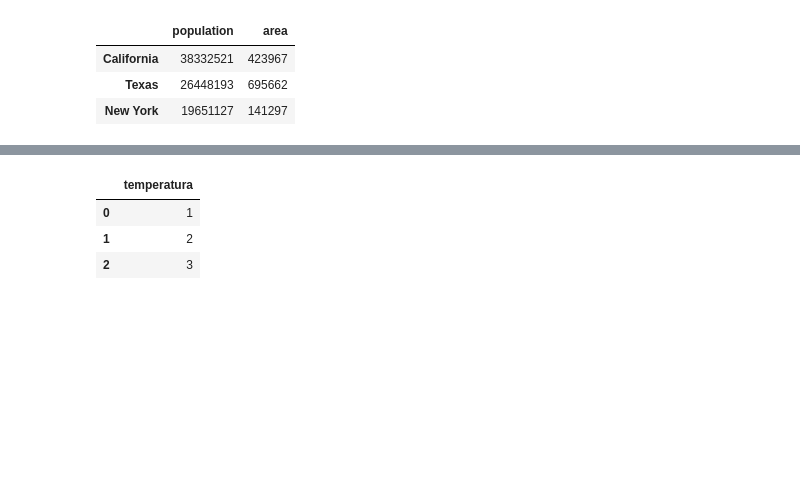
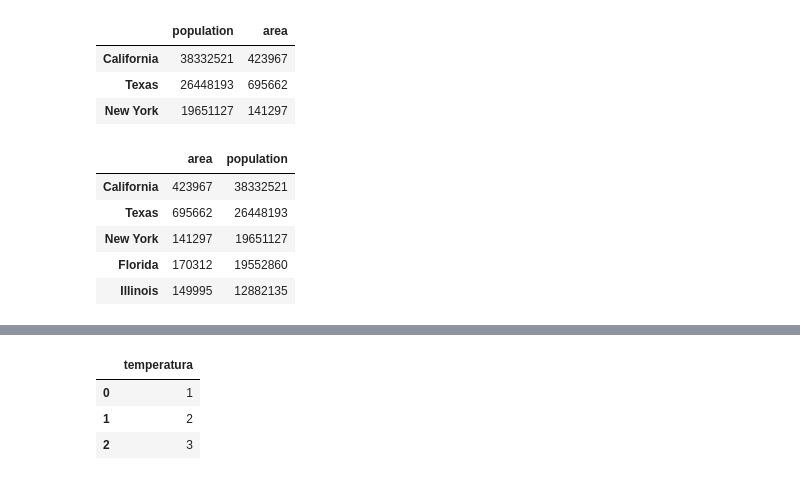
Before and after one commit to anagu89/ONLINE_DS_THEBRIDGE_ANAGU, a Jupyter notebook: ALBERTO/2-Analytics/2-Pandas/1_Introducing-Pandas-Objects.ipynb, the cells around one changed output, grey strips where cells are left out. Drawn from its saved outputs; the diff is of its cells as text; code cells hidden in the pictures; blank space fills up the shorter version.

```diff
--- a/ALBERTO/2-Analytics/2-Pandas/1_Introducing-Pandas-Objects.ipynb
+++ b/ALBERTO/2-Analytics/2-Pandas/1_Introducing-Pandas-Objects.ipynb
@@ -704,3 +704,14 @@ states.head(3)
 | California | 38332521 | 423967 |
 | Texas | 26448193 | 695662 |
 | New York | 19651127 | 141297 |
+# %%
+states[    ["area", "population"]    ] # los corchetes externos son para acceder, y los de dentro los de la lista
+
+# le estoy pidiendo una lista de columnas, para simplificar los datos
+# %% [output]
+|  | area | population |
+| California | 423967 | 38332521 |
+| Texas | 695662 | 26448193 |
+| New York | 141297 | 19651127 |
+| Florida | 170312 | 19552860 |
+| Illinois | 149995 | 12882135 |
```
Also changed, not shown: parts of 2 cells of this notebook.
